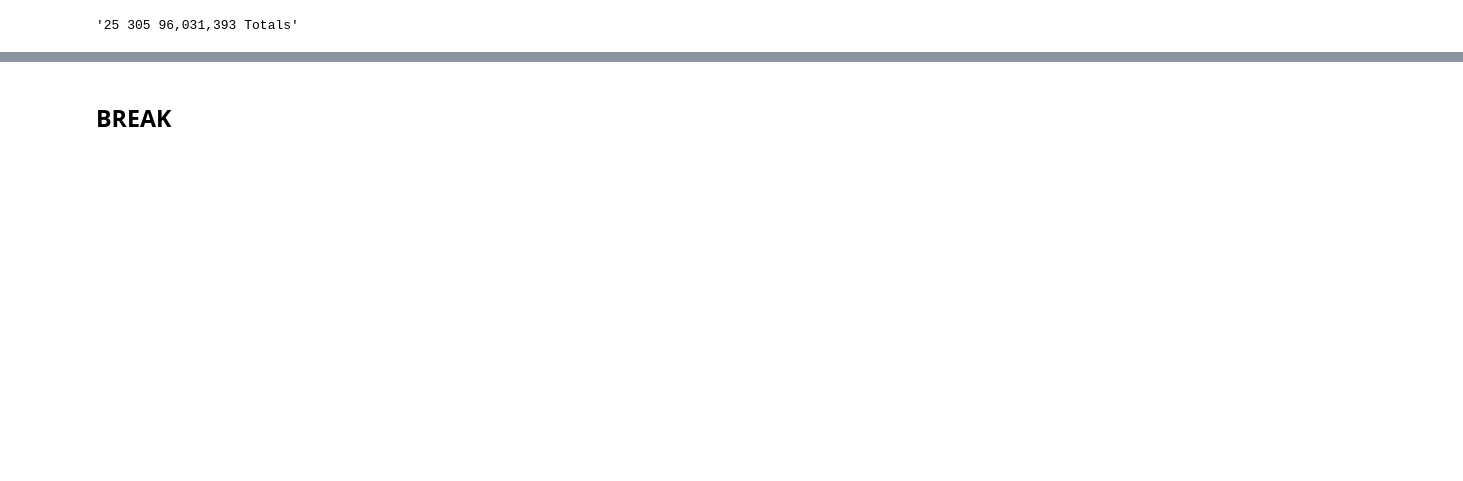
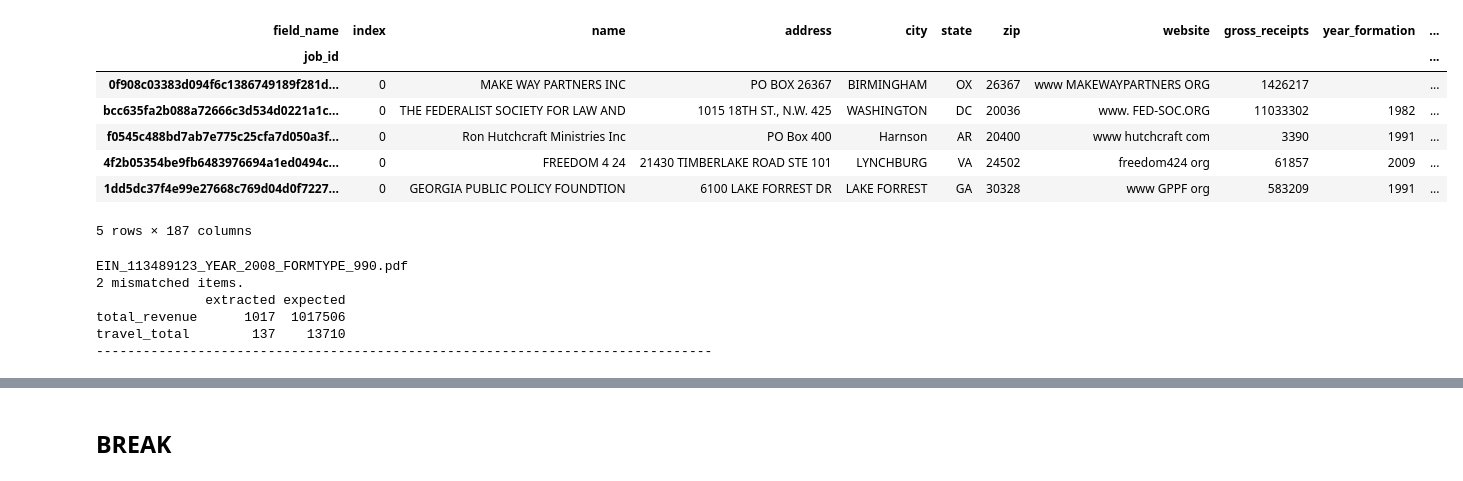
Before and after one commit to ethanscorey/parse_990_textract, a Jupyter notebook: debug_notebook.ipynb, the cells around one changed output, grey strips where cells are left out. Drawn from its saved outputs; the diff is of its cells as text; code cells hidden in the pictures; blank space fills up the shorter version.

Commit message:
Validated extractors/regexes against test data, with great success!

```diff
--- a/debug_notebook.ipynb
+++ b/debug_notebook.ipynb
@@ -31,2 +18,5 @@ TEST_JOB_IDS = [
 # %%
 bucket = boto3.resource("s3").Bucket("s3-ocr-990s-demo")
+# %%
+validation_data = pd.read_csv("validation_data.csv", index_col="job_id").fillna("")
+validation_data.head()
@@ -55,23 +69,33 @@ schedule_f_part_ii_rows = []
 schedule_f_part_iii_rows = []
 
 
-for i, data in enumerate(TEST_DFS):
+for i, job_id in enumerate(validation_data.index.values):
     print(i)
+    print(job_id)
+    pdf_key = validation_data.at[job_id, "pdf_key"]
+    print(pdf_key)
+
+    data = open_df(bucket, job_id)
     lines = data.loc[data["BlockType"] == "LINE"]
     words = data.loc[data["BlockType"] == "WORD"]
     page_map = find_pages(lines)
     roadmap = create_roadmap(
         lines, roadmap_df, page_map
     )
+
     row = extract_from_roadmap(
         words, lines, roadmap, extractor_df, page_map
     )
+    row = postprocess(row, job_id, pdf_key, clean_filing)
     filing_rows.append(row)
+
     pages = lines.groupby("Page")
+
     part_i_table = extract_table_data(
         pages, lines, words, PART_I_HEADER, PART_I_TABLE_NAME,
         schedule_f_tablemap_df, schedule_f_table_extractor_df, schedule_f_row_extractor_df,
     )
+    part_i_table = postprocess(part_i_table, job_id, pdf_key, clean_f_i)
     if part_i_table is not None:
         schedule_f_part_i_rows.append(
             part_i_table
@@ -80,6 +104,7 @@ for i, data in enumerate(TEST_DFS):
         pages, lines, words, PART_II_HEADER, PART_II_TABLE_NAME,
         schedule_f_tablemap_df, schedule_f_table_extractor_df, schedule_f_row_extractor_df,
     )
+    part_ii_table = postprocess(part_ii_table, job_id, pdf_key, clean_f_ii)
     if part_ii_table is not None:
         schedule_f_part_ii_rows.append(
             part_ii_table
@@ -88,6 +113,7 @@ for i, data in enumerate(TEST_DFS):
         pages, lines, words, PART_III_HEADER, PART_III_TABLE_NAME,
         schedule_f_tablemap_df, schedule_f_table_extractor_df, schedule_f_row_extractor_df,
     )
+    part_iii_table = postprocess(part_iii_table, job_id, pdf_key, clean_f_iii)
     if part_iii_table is not None:
         schedule_f_part_iii_rows.append(
             part_iii_table
@@ -98,2 +149,2 @@ for i, data in enumerate(TEST_DFS):
 # %%
-filing_rows
+output_data = pd.concat(filing_rows).reset_index(drop=True).set_index("job_id")
@@ -596,13 +150,0 @@ test_extractors.iloc[28].extract(test_words, test_lines)
-# %%
-BoundingBox(
-    left=0,
-    left_delta=0,
-    top=0.96,
-    top_delta=-0.001,
-    right=1,
-    right_delta=0.01,
-    bottom=.96,
-    bottom_delta=0.02
-).get_text_in_box(test_words, 26)
-# %% [output]
-'25 305 96,031,393 Totals'
@@ -626,0 +151,11 @@ test_words.loc[test_words["Text"].str.contains("H\(a\)")]
+# %%
+output_data.head()
+# %% [output]
+| field_name | index | name | address | city | state | zip | website | gross_receipts | year_formation | ... |
+| job_id |  |  |  |  |  |  |  |  |  | ... |
+| 0f908c03383d094f6c1386749189f281d... | 0 | MAKE WAY PARTNERS INC | PO BOX 26367 | BIRMINGHAM | OX | 26367 | www MAKEWAYPARTNERS ORG | 1426217 |  | ... |
+| bcc635fa2b088a72666c3d534d0221a1c... | 0 | THE FEDERALIST SOCIETY FOR LAW AND | 1015 18TH ST., N.W. 425 | WASHINGTON | DC | 20036 | www. FED-SOC.ORG | 11033302 | 1982 | ... |
+| f0545c488bd7ab7e775c25cfa7d050a3f... | 0 | Ron Hutchcraft Ministries Inc | PO Box 400 | Harnson | AR | 20400 | www hutchcraft com | 3390 | 1991 | ... |
+| 4f2b05354be9fb6483976694a1ed0494c... | 0 | FREEDOM 4 24 | 21430 TIMBERLAKE ROAD STE 101 | LYNCHBURG | VA | 24502 | freedom424 org | 61857 | 2009 | ... |
+| 1dd5dc37f4e99e27668c769d04d0f7227... | 0 | GEORGIA PUBLIC POLICY FOUNDTION | 6100 LAKE FORREST DR | LAKE FORREST | GA | 30328 | www GPPF org | 583209 | 1991 | ... |
+5 rows × 187 columns
@@ -627 +180,19 @@ test_words.loc[test_words["Text"].str.contains("H\(a\)")]
+# %%
+to_compare = validation_data.set_index("pdf_key").applymap(clean)
+to_validate = output_data[validation_data.columns].set_index("pdf_key").applymap(clean)
+
+for col in to_validate.index:
+    validated = compare_output(to_validate, to_compare, col)
+    if validated.any().any():
+        print(col)
+        print(f"{validated.shape[0]} mismatched items.")
+        print(validated)
+        print("-"*79)
+# %% [output]
+EIN_113489123_YEAR_2008_FORMTYPE_990.pdf
+2 mismatched items.
+              extracted expected
+total_revenue      1017  1017506
+travel_total        137    13710
+-------------------------------------------------------------------------------
 # %%
```
Also changed, not shown: parts of 58 cells of this notebook, 10 other files.
